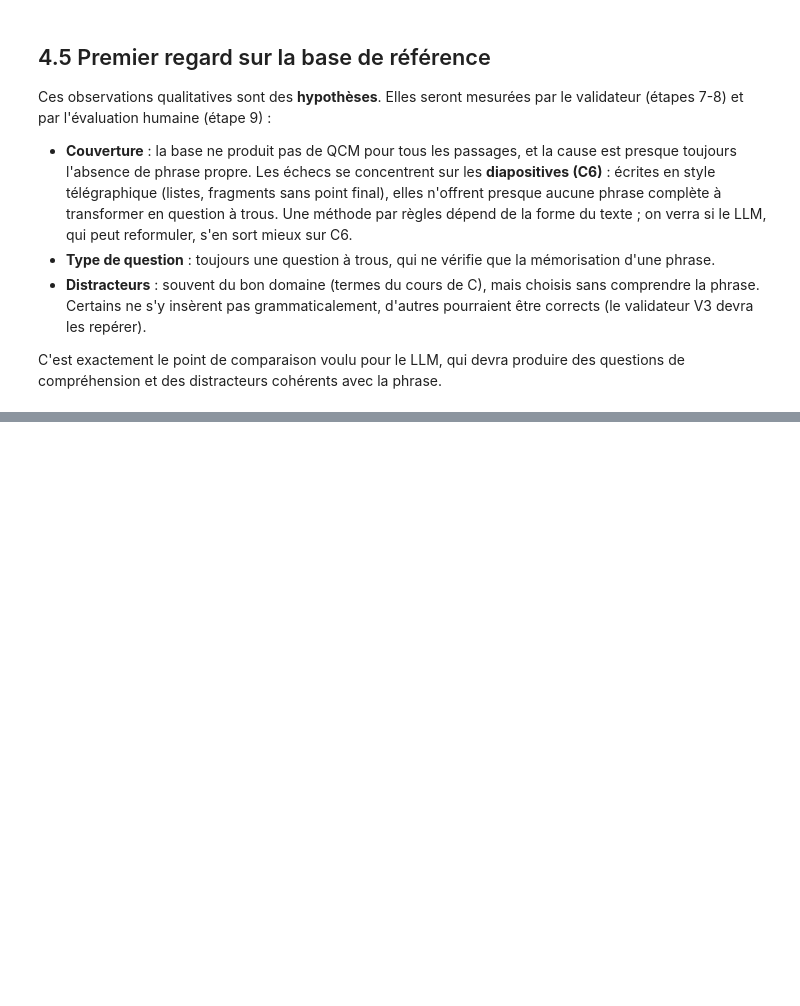
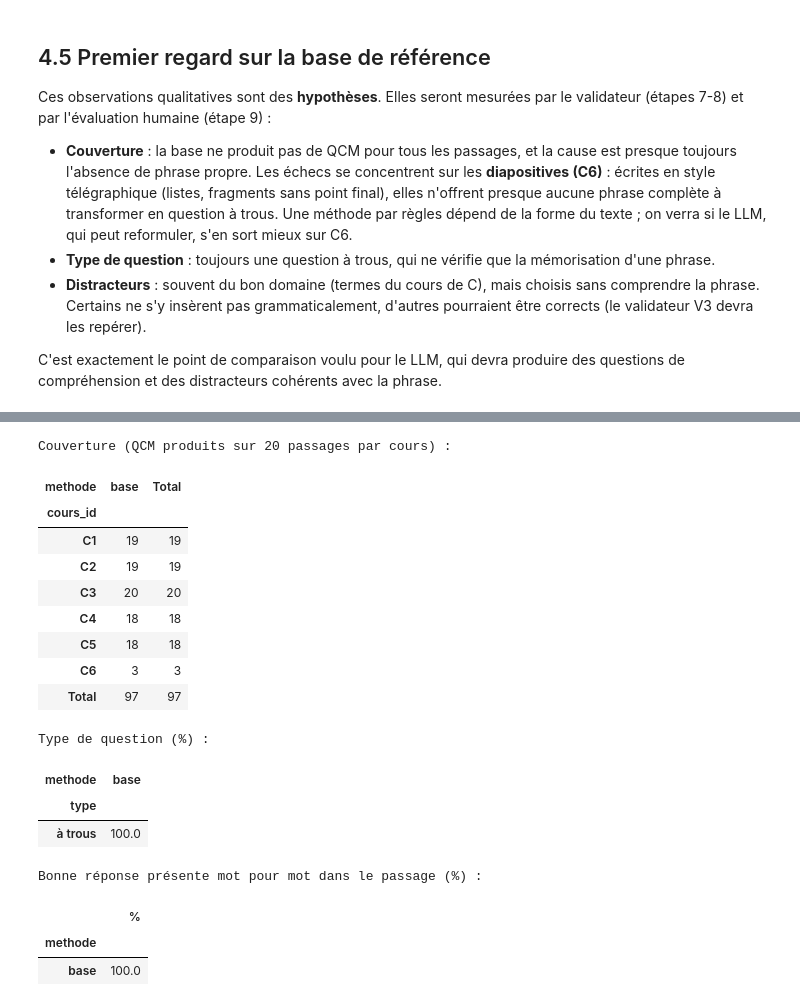
Before and after one commit to doaemalak/G-n-ration-de-QCM-avec-validation-automatique, a Jupyter notebook: notebooks/QCM_generation_validation.ipynb, the cells around one changed output, grey strips where cells are left out. Cells and saved outputs as stored; diff of their text form; code cells hidden in the pictures; blank space fills up the shorter version.

```diff
--- a/notebooks/QCM_generation_validation.ipynb
+++ b/notebooks/QCM_generation_validation.ipynb
@@ -867,0 +1158,52 @@ C'est exactement le point de comparaison voulu pour le LLM, qui devra produire d
+# %%
+FIN_MOT = r"(?![a-zà-ÿ])"
+TYPES_QUESTION = [  # (motif, étiquette) ; "qu'" n'a pas besoin de fin de mot (suivi d'une lettre)
+    (r"pourquoi" + FIN_MOT, "pourquoi"), (r"comment" + FIN_MOT, "comment"), (r"combien" + FIN_MOT, "combien"),
+    (r"en quoi" + FIN_MOT, "en quoi"), (r"à quoi" + FIN_MOT, "à quoi"),
+    (r"(lequel|laquelle|lesquel(le)?s)" + FIN_MOT, "lequel"), (r"quel(le)?s?" + FIN_MOT, "quel(le)"),
+    (r"(que" + FIN_MOT + r"|qu['’])", "que / qu'"),
+]
+
+def type_question(q: str) -> str:
+    # Mot interrogatif qui apparaît EN PREMIER dans la question (« Dans ce cas, quelle… » -> quel(le))
+    q = q.lower()
+    if q.startswith("complétez"):
+        return "à trous"
+    positions = [(m.start(), etiquette) for motif, etiquette in TYPES_QUESTION
+                 for m in [re.search(r"(?<![\wà-ÿ])" + motif, q)] if m]
+    return min(positions)[1] if positions else "autre"
+
+texte_de = dict(zip(df_pass["passage_id"], df_pass["texte"]))
+lignes_cmp = []
+for nom, liste in [("base", qcm_base_list), ("llm", qcm_llm_list)]:
+    for q in liste:
+        lignes_cmp.append({"methode": nom, "cours_id": q["cours_id"], "type": type_question(q["question"]),
+                           "reponse_extractive": q["reponse"].lower() in texte_de[q["passage_id"]].lower(),
+                           "mots_question": len(q["question"].split())})
+df_cmp = pd.DataFrame(lignes_cmp)
+
+print("Couverture (QCM produits sur 20 passages par cours) :")
+display(pd.crosstab(df_cmp["cours_id"], df_cmp["methode"], margins=True, margins_name="Total"))
+print("Type de question (%) :")
+display((pd.crosstab(df_cmp["type"], df_cmp["methode"], normalize="columns") * 100).round(0))
+print("Bonne réponse présente mot pour mot dans le passage (%) :")
+display((df_cmp.groupby("methode")["reponse_extractive"].mean() * 100).round(0).to_frame("%"))
+# %% [output]
+Couverture (QCM produits sur 20 passages par cours) :
+| methode | base | Total |
+| cours_id |  |  |
+| C1 | 19 | 19 |
+| C2 | 19 | 19 |
+| C3 | 20 | 20 |
+| C4 | 18 | 18 |
+| C5 | 18 | 18 |
+| C6 | 3 | 3 |
+| Total | 97 | 97 |
+Type de question (%) :
+| methode | base |
+| type |  |
+| à trous | 100.0 |
+Bonne réponse présente mot pour mot dans le passage (%) :
+|  | % |
+| methode |  |
+| base | 100.0 |
```
Also changed, not shown: parts of 14 cells of this notebook, 1 other file.
